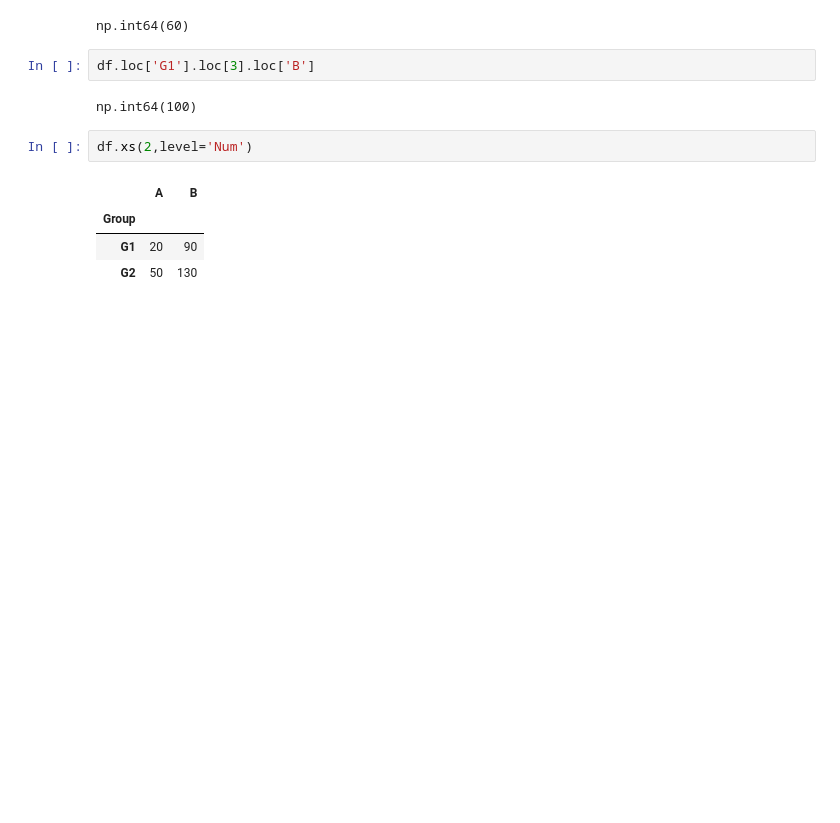
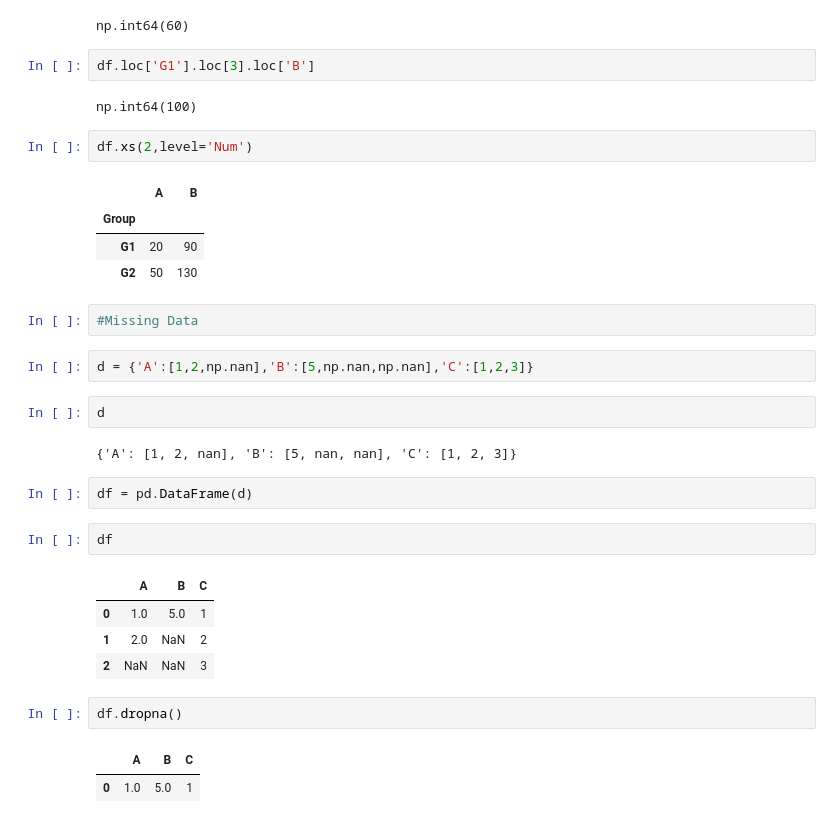
Before and after one commit to Sikander-shah007/Pandas, a Jupyter notebook: panda.ipynb, the cells around one changed output. Saved outputs shown, nothing was run; the diff lists cells and outputs as text; blank space fills up the shorter version.

```diff
--- a/panda.ipynb
+++ b/panda.ipynb
@@ -405,3 +405,25 @@ df.xs(2,level='Num')
 | Group |  |  |
 | G1 | 20 | 90 |
 | G2 | 50 | 130 |
+# %%
+#Missing Data
+# %%
+d = {'A':[1,2,np.nan],'B':[5,np.nan,np.nan],'C':[1,2,3]}
+# %%
+d
+# %% [output]
+{'A': [1, 2, nan], 'B': [5, nan, nan], 'C': [1, 2, 3]}
+# %%
+df = pd.DataFrame(d)
+# %%
+df
+# %% [output]
+|  | A | B | C |
+| 0 | 1.0 | 5.0 | 1 |
+| 1 | 2.0 | NaN | 2 |
+| 2 | NaN | NaN | 3 |
+# %%
+df.dropna()
+# %% [output]
+|  | A | B | C |
+| 0 | 1.0 | 5.0 | 1 |
```
Also changed, not shown: parts of 15 cells of this notebook.
